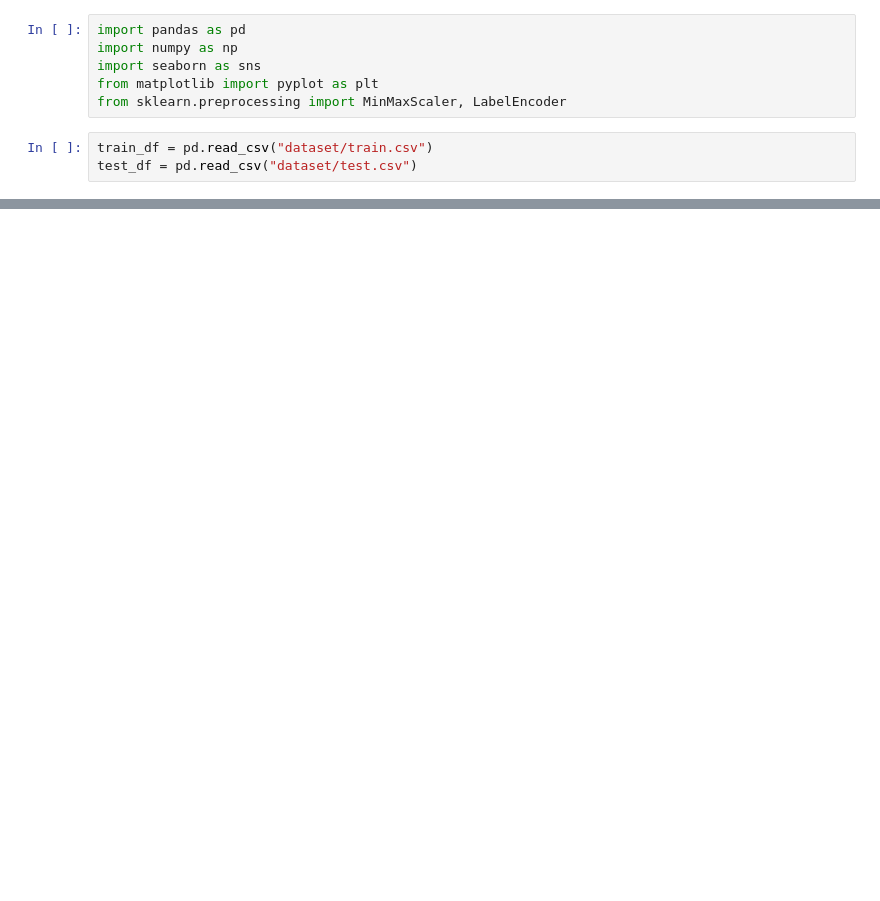
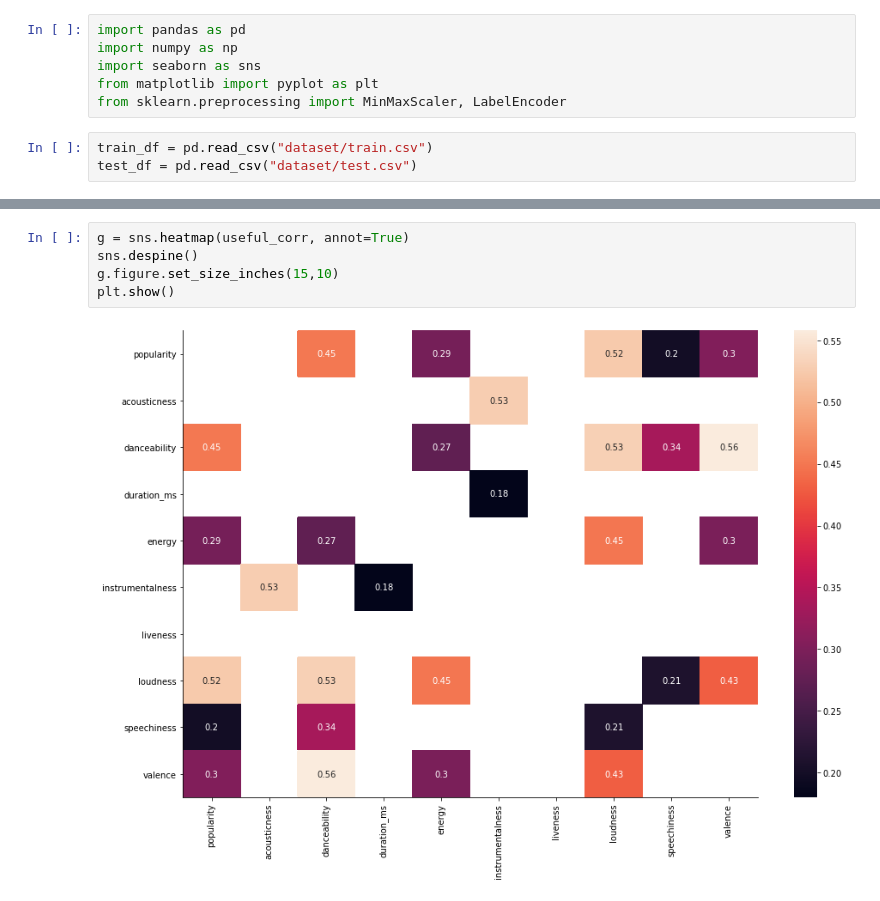
Before and after one commit to advaymehta009/airb, a Jupyter notebook: elylilly.ipynb, the cells around one changed output, grey strips where cells are left out. Saved outputs shown, nothing was run; the diff lists cells and outputs as text; blank space fills up the shorter version.

```diff
--- a/elylilly.ipynb
+++ b/elylilly.ipynb
@@ -20,0 +84,7 @@ C:\Users\advay\Downloads
+# %%
+g = sns.heatmap(useful_corr, annot=True)
+sns.despine()
+g.figure.set_size_inches(15,10)
+plt.show()
+# %% [output]
+[figure, added]
```
Also changed, not shown: parts of 23 cells of this notebook.
